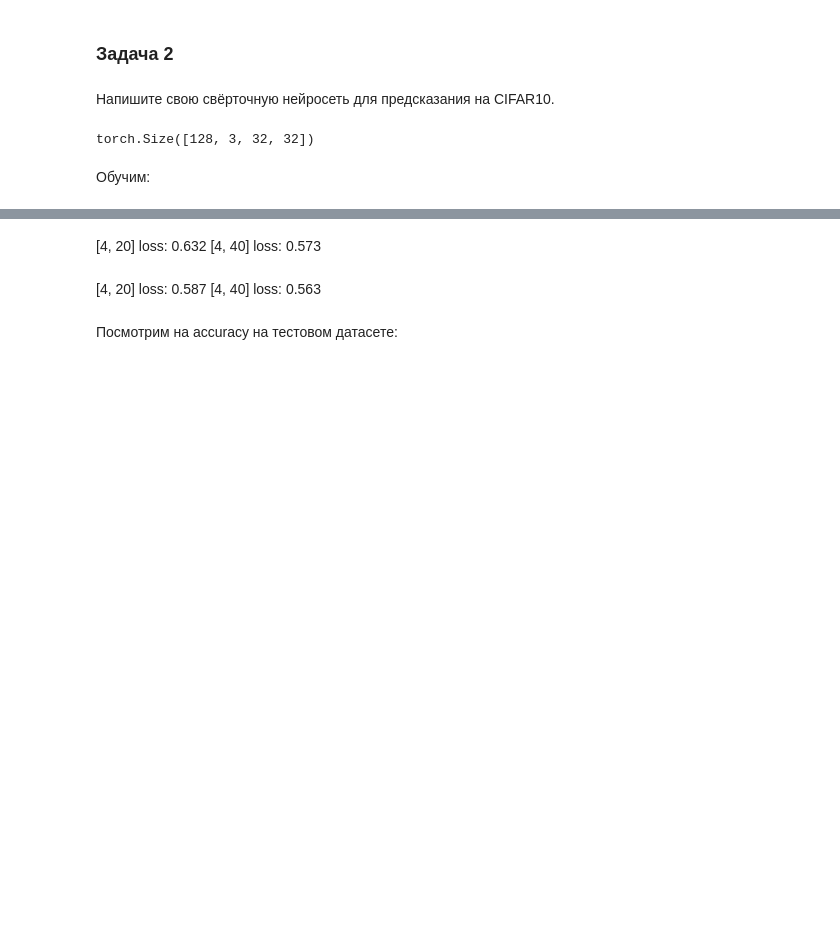
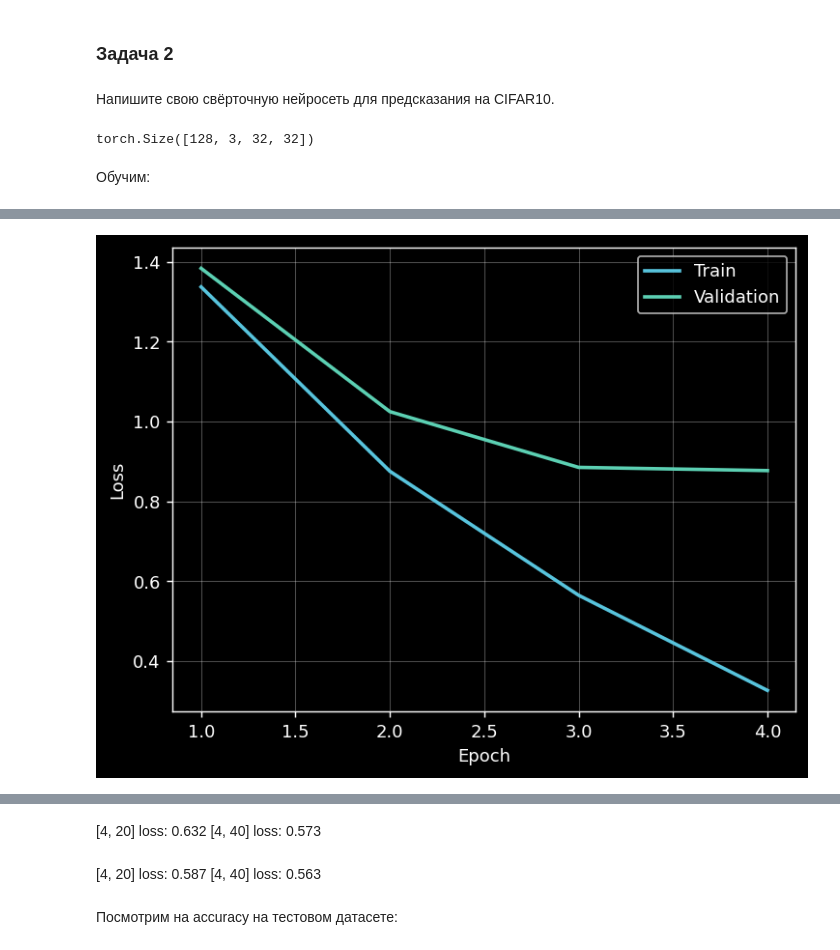
Before and after one commit to izzzav/DLS-1-fall, a Jupyter notebook: part_1_ml_cv/week_05_convolutional_nets/Practice/part_3_convnet_pytorch.ipynb, the cells around one changed output, grey strips where cells are left out. Cells and saved outputs as stored; diff of their text form; code cells hidden in the pictures; blank space fills up the shorter version.

```diff
--- a/part_1_ml_cv/week_05_convolutional_nets/Practice/part_3_convnet_pytorch.ipynb
+++ b/part_1_ml_cv/week_05_convolutional_nets/Practice/part_3_convnet_pytorch.ipynb
@@ -788,7 +799,7 @@ scheduler = torch.optim.lr_scheduler.LambdaLR(
     optimizer,
     lr_lambda=lr_func
 )
-
+train_losses, eval_losses = [], []
 # scheduler = torch.optim.lr_scheduler.CosineAnnealingLR(
 #     optimizer,
 #     T_max=200,
@@ -824,6 +835,17 @@ for epoch in tqdm_notebook(range(4)):
             running_loss = 0.0
         scheduler.step()
 
+    net.eval()
+    with torch.no_grad():
+        for loader, losses in [(trainloader, train_losses), (valloader, eval_losses)]:
+            total, count = 0.0, 0
+            for x, y in loader:
+                loss = loss_fn(net(x.to(device)), y.to(device))
+                total += loss.item() * len(y)
+                count += len(y)
+            losses.append(total / count)
+    net.train()
+
 print('Обучение закончено')
 # %% [output]
 Please use `tqdm.notebook.tqdm` instead of `tqdm.tqdm_notebook`
@@ -862,3 +863,15 @@ Please use `tqdm.notebook.tqdm` instead of `tqdm.tqdm_notebook`
+# %%
+import matplotlib.pyplot as plt
+
+epochs = range(1, len(train_losses) + 1)
+plt.plot(epochs, train_losses, label="Train")
+plt.plot(epochs, eval_losses, label="Validation")
+plt.xlabel("Epoch")
+plt.ylabel("Loss")
+plt.legend()
+plt.show()
+# %% [output]
+[figure, added]
 # %%
 net.eval()
 
```
Also changed, not shown: parts of 5 cells of this notebook.
